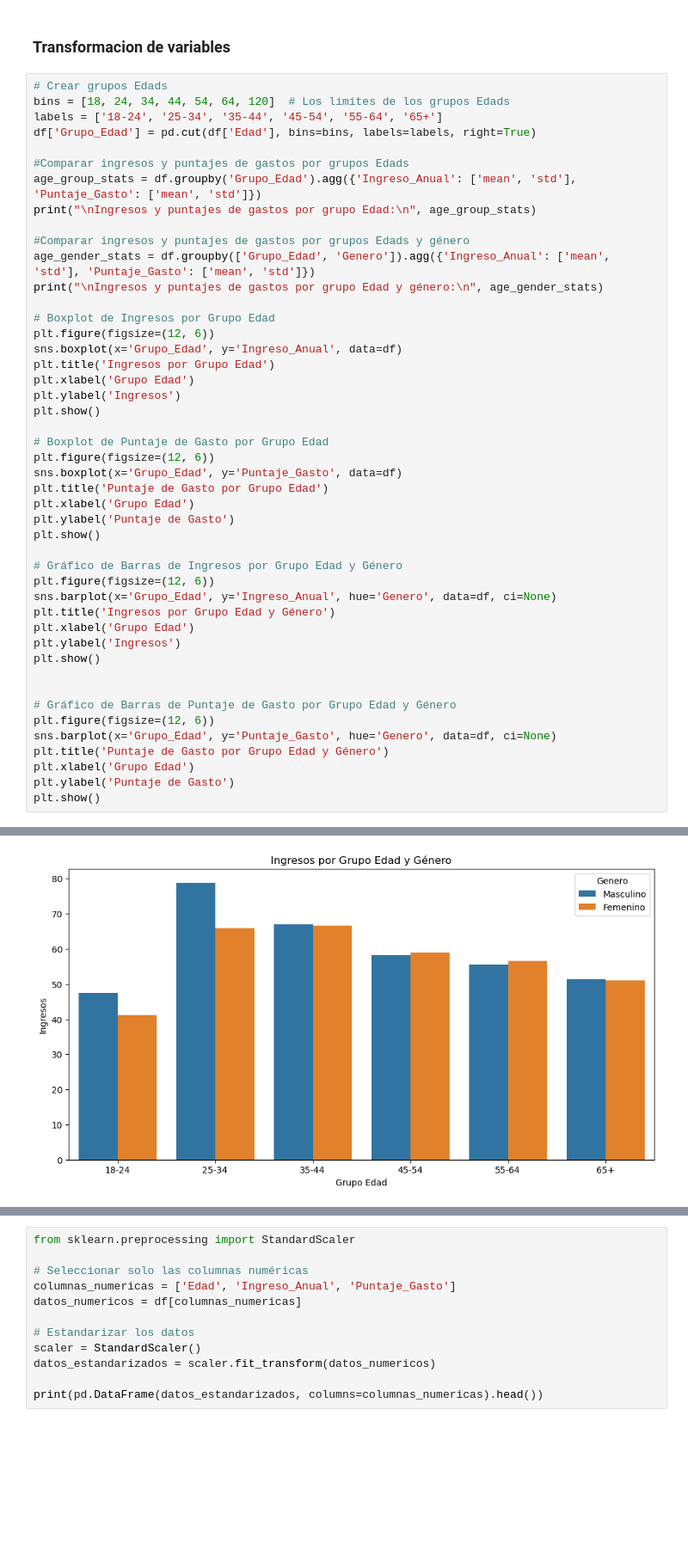
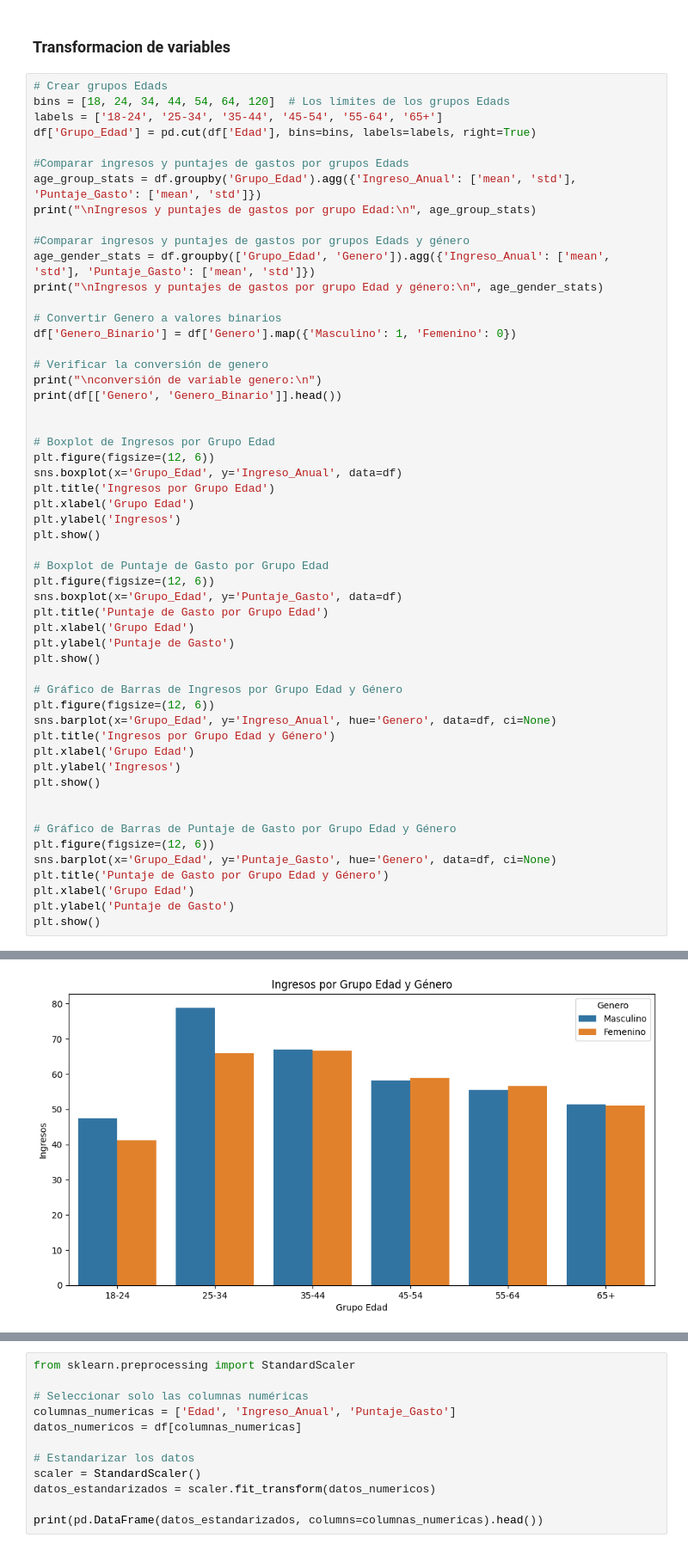
Before and after one commit to mateotenis98/Proyecto-ANS, a Jupyter notebook: Code/Proyecto.ipynb, the cells around one changed output, grey strips where cells are left out. Shown at 86% size. Saved outputs shown, nothing was run; the diff lists cells and outputs as text; blank space fills up the shorter version.

```diff
--- a/Code/Proyecto.ipynb
+++ b/Code/Proyecto.ipynb
@@ -192,6 +184,14 @@ print("\nIngresos y puntajes de gastos por grupo Edad:\n", age_group_stats)
 #Comparar ingresos y puntajes de gastos por grupos Edads y género
 age_gender_stats = df.groupby(['Grupo_Edad', 'Genero']).agg({'Ingreso_Anual': ['mean', 'std'], 'Puntaje_Gasto': ['mean', 'std']})
 print("\nIngresos y puntajes de gastos por grupo Edad y género:\n", age_gender_stats)
+
+# Convertir Genero a valores binarios
+df['Genero_Binario'] = df['Genero'].map({'Masculino': 1, 'Femenino': 0})
+
+# Verificar la conversión de genero
+print("\nconversión de variable genero:\n")
+print(df[['Genero', 'Genero_Binario']].head())
+
 
 # Boxplot de Ingresos por Grupo Edad
 plt.figure(figsize=(12, 6))
@@ -247,8 +247,8 @@ Ingresos y puntajes de gastos por grupo Edad y género:
 [figure]
 The `ci` parameter is deprecated. Use `errorbar=None` for the same effect.
 
   sns.barplot(x='Grupo_Edad', y='Ingreso_Anual', hue='Genero', data=df, ci=None)
-[figure, old version]
+[figure, new version]
 The `ci` parameter is deprecated. Use `errorbar=None` for the same effect.
 
   sns.barplot(x='Grupo_Edad', y='Puntaje_Gasto', hue='Genero', data=df, ci=None)
```
Also changed, not shown: parts of 28 cells of this notebook, 14 other files.
